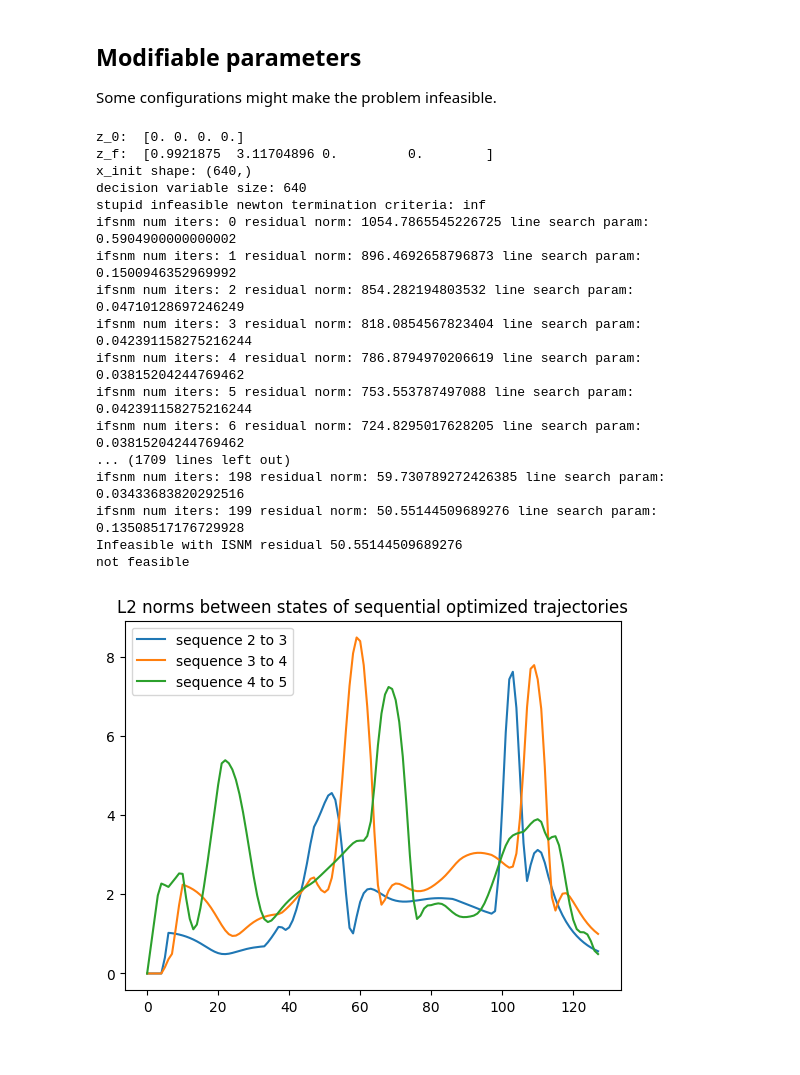
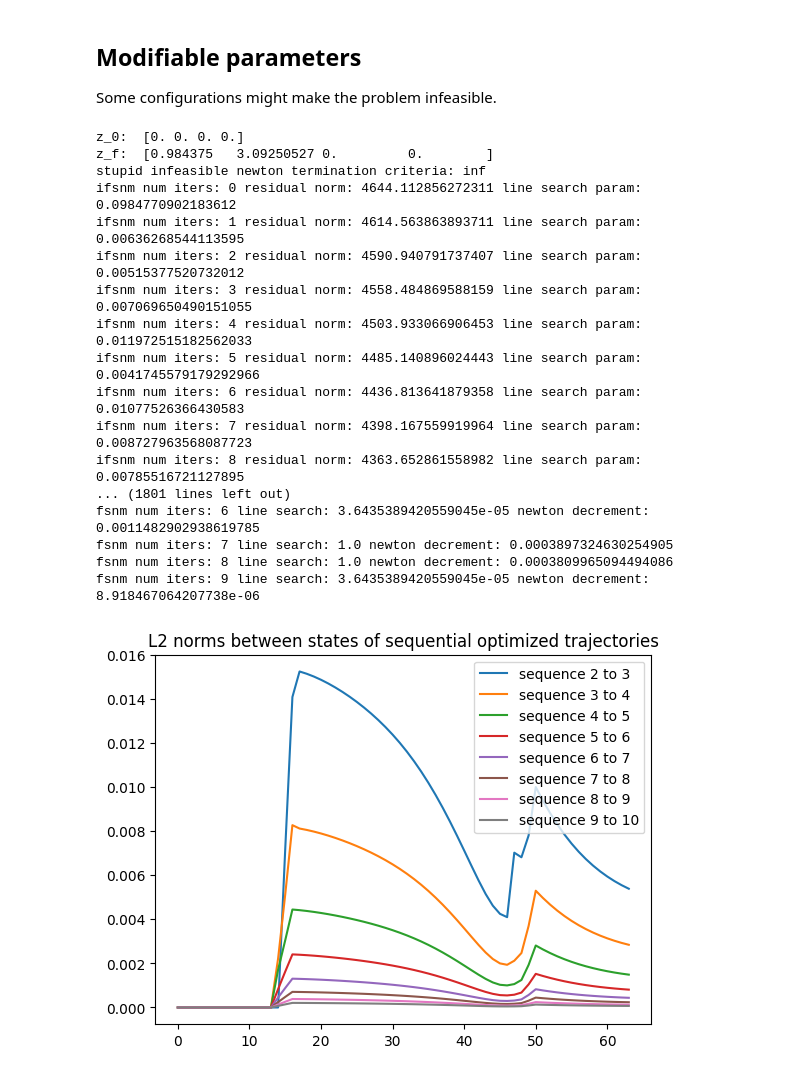
Before and after one commit to therealjtgill/traj_opt, a Jupyter notebook: cartpole_traj_opt.ipynb, the cells around one changed output. Saved outputs shown, nothing was run; the diff lists cells and outputs as text; code cells hidden in the pictures.

Commit message:
Halved the number of collocation points and halved the timescale of the optimization problem to reduce runtime.

```diff
--- a/cartpole_traj_opt.ipynb
+++ b/cartpole_traj_opt.ipynb
@@ -252,10 +252,10 @@ def cartpole_trajectory_optimizer_linear(
 
 Some configurations might make the problem infeasible.
 # %%
-# Number of timesteps
-N = 128
+# Number of collocation points
+N = 64
 # Total amount of time
-T = 1.0
+T = 0.5
 
 u_min = -15.0
 u_max = 15.0
@@ -313,6 +313,18 @@ for step in range(num_relinearizations):
       plot_control_input(dense_us, T / N, title_prefix="u applied to nonlinear dynamics " + str(step))
 
    relin_seq = [state_control for state_control in zip(nonlinear_states, dense_us)]
+
+   # dt = T / N
+   # # linear_terms: List[Tuple[np.ndarray, np.ndarray, np.ndarray]] = []
+   # warm_zs: List[np.ndarray] = []
+   # for i, relin_vals in enumerate(relin_seq):
+   #    state, control_input = relin_vals
+   #    time = dt * i
+   #    # linear_terms.append(dynamics.x_dot_linear(state, control_input, time))
+   #    A, b, r = dynamics.x_dot_linear(state, control_input, time)
+   #    phi, phi_integ = phi_and_phi_integ(A, dt)
+   #    warm_zs.append(np.dot(phi, state) + (np.dot(phi_integ, b) * control_input) + np.dot(phi, r))
+
    dense_zs, dense_us, feasible = cartpole_trajectory_optimizer_linear(
       N,
       T,
@@ -321,8 +333,9 @@ for step in range(num_relinearizations):
       z_f=z_final,
       z_f_penalty=100000.0,
       relinearization_sequence=relin_seq,
-      warm_zs=copy.deepcopy(dense_zs)[1:],
-      warm_us=copy.deepcopy(dense_us)
+      # warm_zs=copy.deepcopy(dense_zs)[1:],
+      # warm_zs=warm_zs,
+      # warm_us=copy.deepcopy(dense_us)
    )
    trajectory = [state_control for state_control in zip(dense_zs, dense_us)]
    optimized_trajectories.append(trajectory)
@@ -358,46 +371,46 @@ plt.title("First control inputs over relinearizations")
 plt.plot(first_control_inputs)
 plt.show()
 
 final_states = []
 for i in range(len(optimized_trajectories)):
    final_state = optimized_trajectories[i][-1][0]
    final_states.append(final_state)
 
 plt.title("Final states over relinearizations")
 plt.plot(final_states)
 plt.show()
 
 plt.title("Control input sequences vs relinearization")
 for i, trajectory in enumerate(optimized_trajectories):
    inputs = [state_control[1] for state_control in trajectory]
    plt.plot(inputs, label=str(i))
 plt.legend()
 plt.show()
 
 plt.title("L2 norms between nonlinear trajectories and optimized linear trajectories")
 i = 0
 for opt_traj, nl_traj in zip(optimized_trajectories, nonlinear_trajectories):
    deltas = [np.linalg.norm(opt_state_control[0] - nl_state_control[0]) for opt_state_control, nl_state_control in zip(opt_traj, nl_traj)]
    plt.plot(deltas, label=str(i))
    i += 1
 plt.legend()
 plt.show()
 # %% [output]
 z_0:  [0. 0. 0. 0.]
-z_f:  [0.9921875  3.11704896 0.         0.        ]
-x_init shape: (640,)
-decision variable size: 640
+z_f:  [0.984375   3.09250527 0.         0.        ]
 stupid infeasible newton termination criteria: inf
-ifsnm num iters: 0 residual norm: 1054.7865545226725 line search param: 0.5904900000000002
-ifsnm num iters: 1 residual norm: 896.4692658796873 line search param: 0.1500946352969992
-ifsnm num iters: 2 residual norm: 854.282194803532 line search param: 0.04710128697246249
-ifsnm num iters: 3 residual norm: 818.0854567823404 line search param: 0.042391158275216244
-ifsnm num iters: 4 residual norm: 786.8794970206619 line search param: 0.03815204244769462
-ifsnm num iters: 5 residual norm: 753.553787497088 line search param: 0.042391158275216244
-ifsnm num iters: 6 residual norm: 724.8295017628205 line search param: 0.03815204244769462
-... (1709 lines left out)
-ifsnm num iters: 198 residual norm: 59.730789272426385 line search param: 0.03433683820292516
-ifsnm num iters: 199 residual norm: 50.55144509689276 line search param: 0.13508517176729928
-Infeasible with ISNM residual 50.55144509689276
-not feasible
+ifsnm num iters: 0 residual norm: 4644.112856272311 line search param: 0.0984770902183612
+ifsnm num iters: 1 residual norm: 4614.563863893711 line search param: 0.00636268544113595
+ifsnm num iters: 2 residual norm: 4590.940791737407 line search param: 0.00515377520732012
+ifsnm num iters: 3 residual norm: 4558.484869588159 line search param: 0.007069650490151055
+ifsnm num iters: 4 residual norm: 4503.933066906453 line search param: 0.011972515182562033
+ifsnm num iters: 5 residual norm: 4485.140896024443 line search param: 0.0041745579179292966
+ifsnm num iters: 6 residual norm: 4436.813641879358 line search param: 0.01077526366430583
+ifsnm num iters: 7 residual norm: 4398.167559919964 line search param: 0.008727963568087723
+ifsnm num iters: 8 residual norm: 4363.652861558982 line search param: 0.00785516721127895
+... (1801 lines left out)
+fsnm num iters: 6 line search: 3.6435389420559045e-05 newton decrement: 0.0011482902938619785
+fsnm num iters: 7 line search: 1.0 newton decrement: 0.0003897324630254905
+fsnm num iters: 8 line search: 1.0 newton decrement: 0.0003809965094494086
+fsnm num iters: 9 line search: 3.6435389420559045e-05 newton decrement: 8.918467064207738e-06
-[figure, old version]
+[figure, new version]
```
Also changed, not shown: parts of 3 cells of this notebook.
